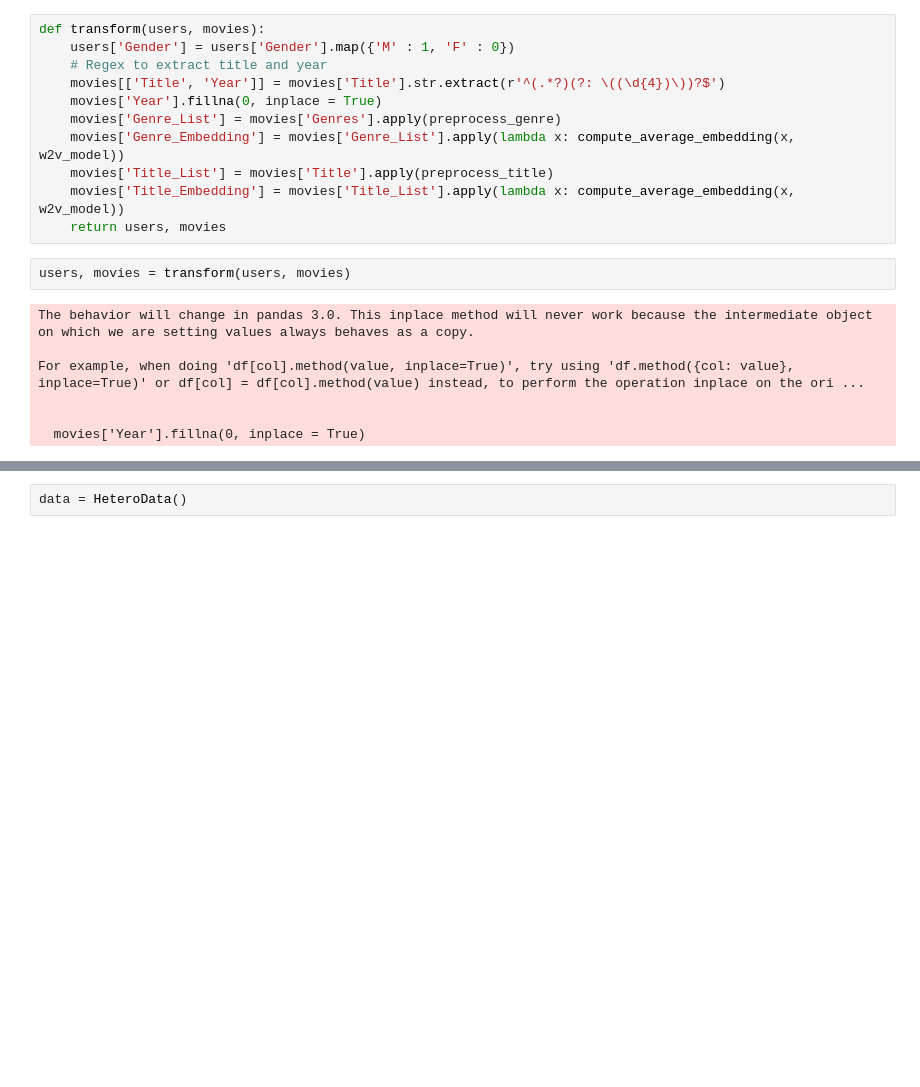
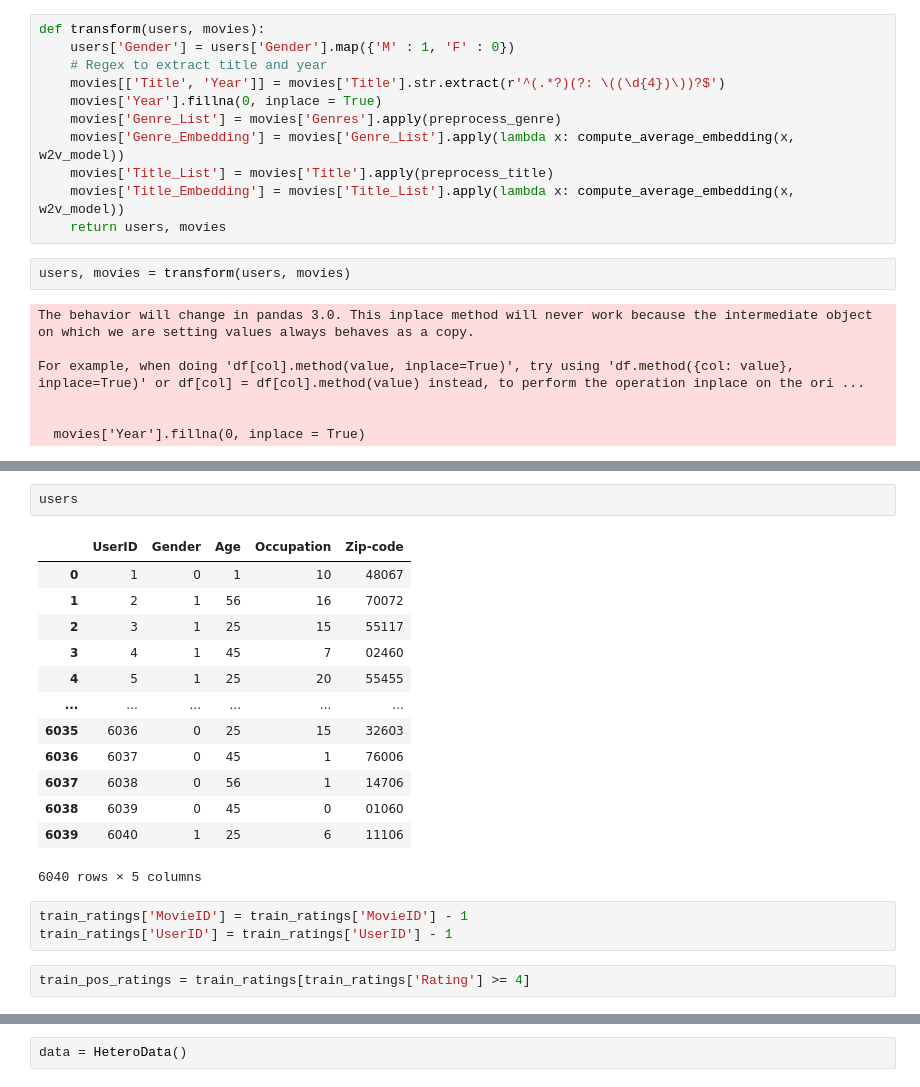
Before and after one commit to AshishSinha5/movielens_gnn, a Jupyter notebook: movie_lens_1m_pinsage.ipynb, the cells around one changed output, grey strips where cells are left out. Saved outputs shown, nothing was run; the diff lists cells and outputs as text; blank space fills up the shorter version.

```diff
--- a/movie_lens_1m_pinsage.ipynb
+++ b/movie_lens_1m_pinsage.ipynb
@@ -156 +159,22 @@ movies
 3883 rows × 8 columns
+# %%
+users
+# %% [output]
+|  | UserID | Gender | Age | Occupation | Zip-code |
+| 0 | 1 | 0 | 1 | 10 | 48067 |
+| 1 | 2 | 1 | 56 | 16 | 70072 |
+| 2 | 3 | 1 | 25 | 15 | 55117 |
+| 3 | 4 | 1 | 45 | 7 | 02460 |
+| 4 | 5 | 1 | 25 | 20 | 55455 |
+| ... | ... | ... | ... | ... | ... |
+| 6035 | 6036 | 0 | 25 | 15 | 32603 |
+| 6036 | 6037 | 0 | 45 | 1 | 76006 |
+| 6037 | 6038 | 0 | 56 | 1 | 14706 |
+| 6038 | 6039 | 0 | 45 | 0 | 01060 |
+| 6039 | 6040 | 1 | 25 | 6 | 11106 |
+6040 rows × 5 columns
+# %%
+train_ratings['MovieID'] = train_ratings['MovieID'] - 1
+train_ratings['UserID'] = train_ratings['UserID'] - 1
+# %%
+train_pos_ratings = train_ratings[train_ratings['Rating'] >= 4]
```
Also changed, not shown: parts of 17 cells of this notebook.
